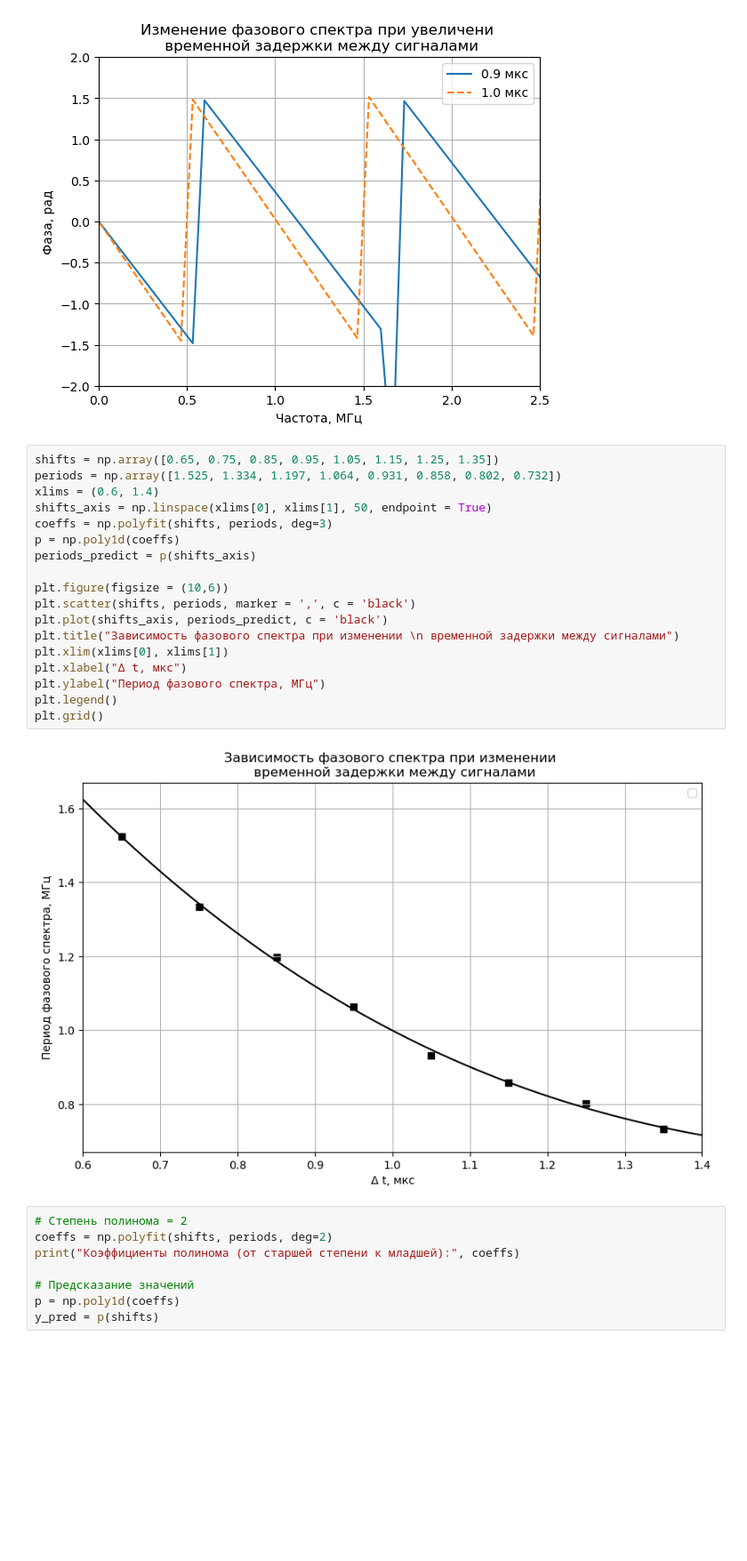
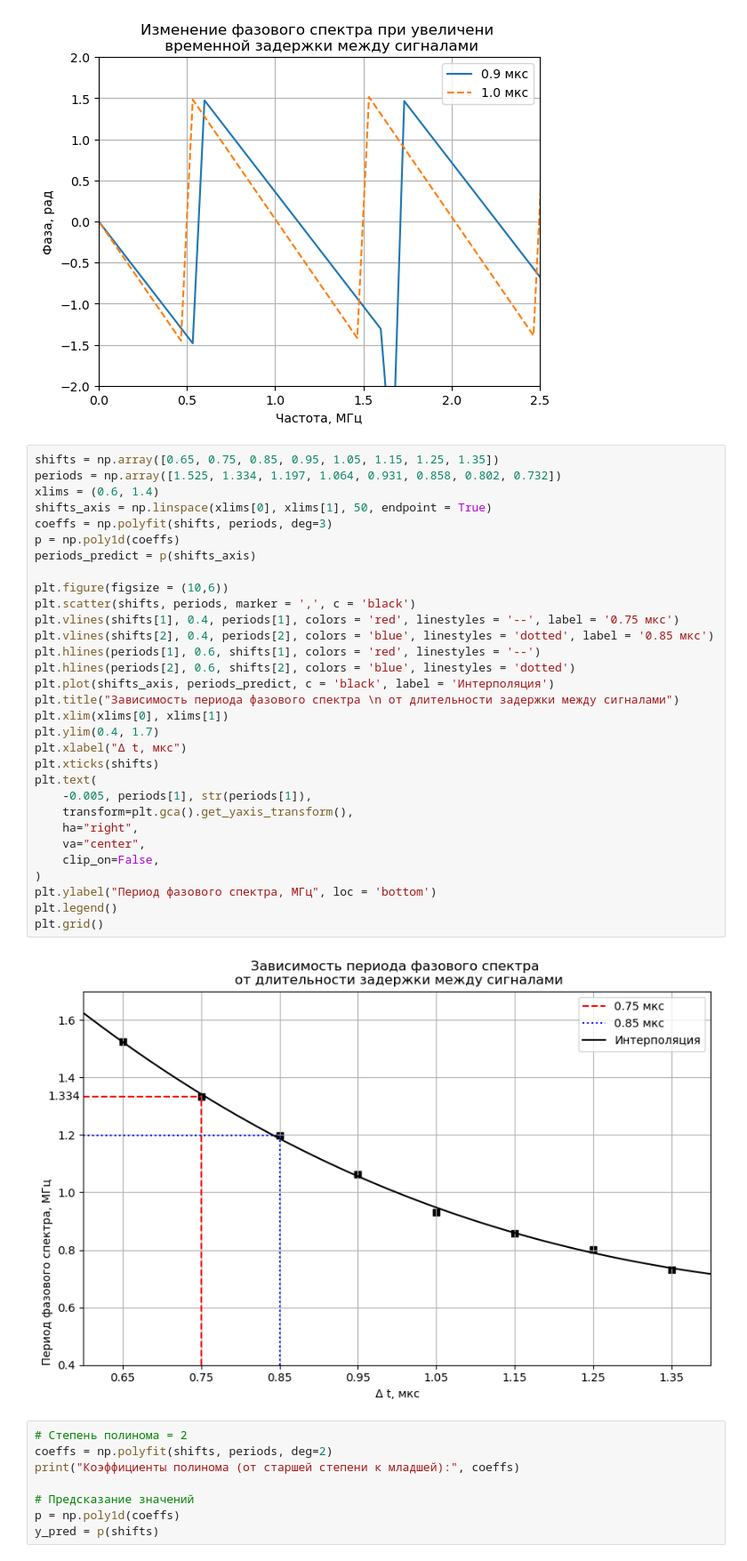
Before and after one commit to yarstek1/image_scan_gui, a Jupyter notebook: test.ipynb, the cells around one changed output. Shown at 89% size. Drawn from its saved outputs; the diff is of its cells as text; blank space fills up the shorter version.

```diff
--- a/test.ipynb
+++ b/test.ipynb
@@ -65,23 +66,36 @@ plt.grid()
 # %%
 shifts = np.array([0.65, 0.75, 0.85, 0.95, 1.05, 1.15, 1.25, 1.35])
 periods = np.array([1.525, 1.334, 1.197, 1.064, 0.931, 0.858, 0.802, 0.732])
 xlims = (0.6, 1.4)
 shifts_axis = np.linspace(xlims[0], xlims[1], 50, endpoint = True)
 coeffs = np.polyfit(shifts, periods, deg=3)
 p = np.poly1d(coeffs)
 periods_predict = p(shifts_axis)
 
 plt.figure(figsize = (10,6))
 plt.scatter(shifts, periods, marker = ',', c = 'black')
-plt.plot(shifts_axis, periods_predict, c = 'black')
-plt.title("Зависимость фазового спектра при изменении \n временной задержки между сигналами")
+plt.vlines(shifts[1], 0.4, periods[1], colors = 'red', linestyles = '--', label = '0.75 мкс')
+plt.vlines(shifts[2], 0.4, periods[2], colors = 'blue', linestyles = 'dotted', label = '0.85 мкс')
+plt.hlines(periods[1], 0.6, shifts[1], colors = 'red', linestyles = '--')
+plt.hlines(periods[2], 0.6, shifts[2], colors = 'blue', linestyles = 'dotted')
+plt.plot(shifts_axis, periods_predict, c = 'black', label = 'Интерполяция')
+plt.title("Зависимость периода фазового спектра \n от длительности задержки между сигналами")
 plt.xlim(xlims[0], xlims[1])
+plt.ylim(0.4, 1.7)
 plt.xlabel("Δ t, мкс")
-plt.ylabel("Период фазового спектра, МГц")
+plt.xticks(shifts)
+plt.text(
+    -0.005, periods[1], str(periods[1]),
+    transform=plt.gca().get_yaxis_transform(),
+    ha="right",
+    va="center",
+    clip_on=False,
+)
+plt.ylabel("Период фазового спектра, МГц", loc = 'bottom')
 plt.legend()
 plt.grid()
 # %% [output]
-[figure, old version]
+[figure, new version]
 # %%
 # Степень полинома = 2
 coeffs = np.polyfit(shifts, periods, deg=2)
```
Also changed, not shown: parts of 2 cells of this notebook, 2 other files.
